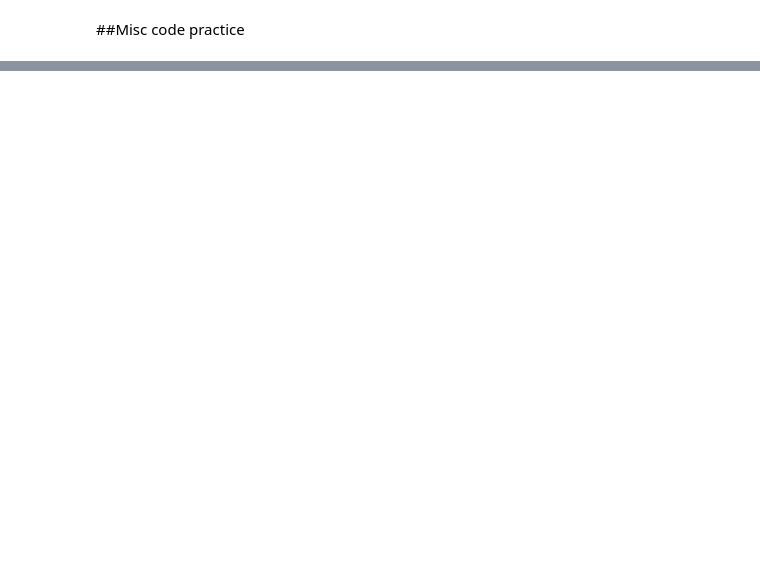
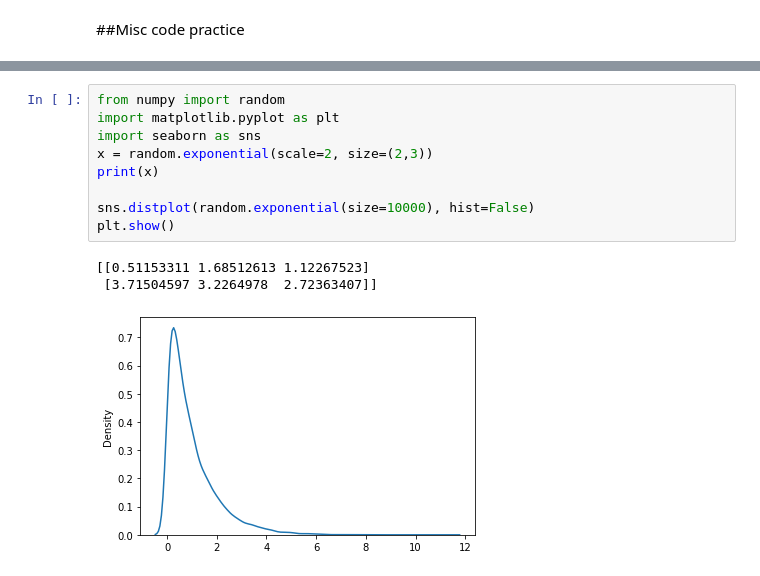
Before and after one commit to clanmaster/HavProject1, a Jupyter notebook: NumpyTesting.ipynb, the cells around one changed output, grey strips where cells are left out. Saved outputs shown, nothing was run; the diff lists cells and outputs as text; blank space fills up the shorter version.

```diff
--- a/NumpyTesting.ipynb
+++ b/NumpyTesting.ipynb
@@ -165,0 +201,13 @@ print(newarr)
+# %%
+from numpy import random
+import matplotlib.pyplot as plt
+import seaborn as sns
+x = random.exponential(scale=2, size=(2,3))
+print(x)
+
+sns.distplot(random.exponential(size=10000), hist=False)
+plt.show()
+# %% [output]
+[[0.51153311 1.68512613 1.12267523]
+ [3.71504597 3.2264978  2.72363407]]
+[figure, added]
```
Also changed, not shown: parts of 28 cells of this notebook.
